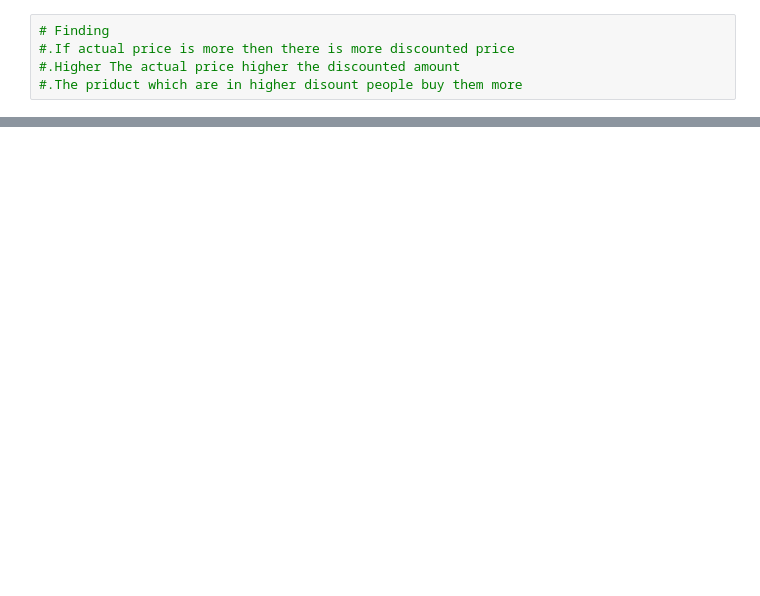
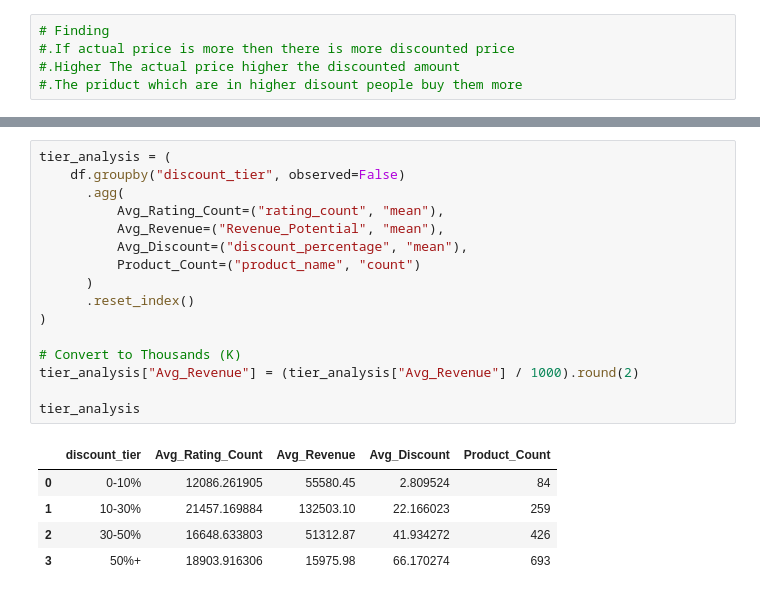
Before and after one commit to TERMINTOR-01/Financial_Analysis, a Jupyter notebook: Finacial_analysis.ipynb, the cells around one changed output, grey strips where cells are left out. Drawn from its saved outputs; the diff is of its cells as text; blank space fills up the shorter version.

```diff
--- a/Finacial_analysis.ipynb
+++ b/Finacial_analysis.ipynb
@@ -377,0 +399,22 @@ df.head()
+# %%
+tier_analysis = (
+    df.groupby("discount_tier", observed=False)
+      .agg(
+          Avg_Rating_Count=("rating_count", "mean"),
+          Avg_Revenue=("Revenue_Potential", "mean"),
+          Avg_Discount=("discount_percentage", "mean"),
+          Product_Count=("product_name", "count")
+      )
+      .reset_index()
+)
+
+# Convert to Thousands (K)
+tier_analysis["Avg_Revenue"] = (tier_analysis["Avg_Revenue"] / 1000).round(2)
+
+tier_analysis
+# %% [output]
+|  | discount_tier | Avg_Rating_Count | Avg_Revenue | Avg_Discount | Product_Count |
+| 0 | 0-10% | 12086.261905 | 55580.45 | 2.809524 | 84 |
+| 1 | 10-30% | 21457.169884 | 132503.10 | 22.166023 | 259 |
+| 2 | 30-50% | 16648.633803 | 51312.87 | 41.934272 | 426 |
+| 3 | 50%+ | 18903.916306 | 15975.98 | 66.170274 | 693 |
```
Also changed, not shown: parts of 27 cells of this notebook.
